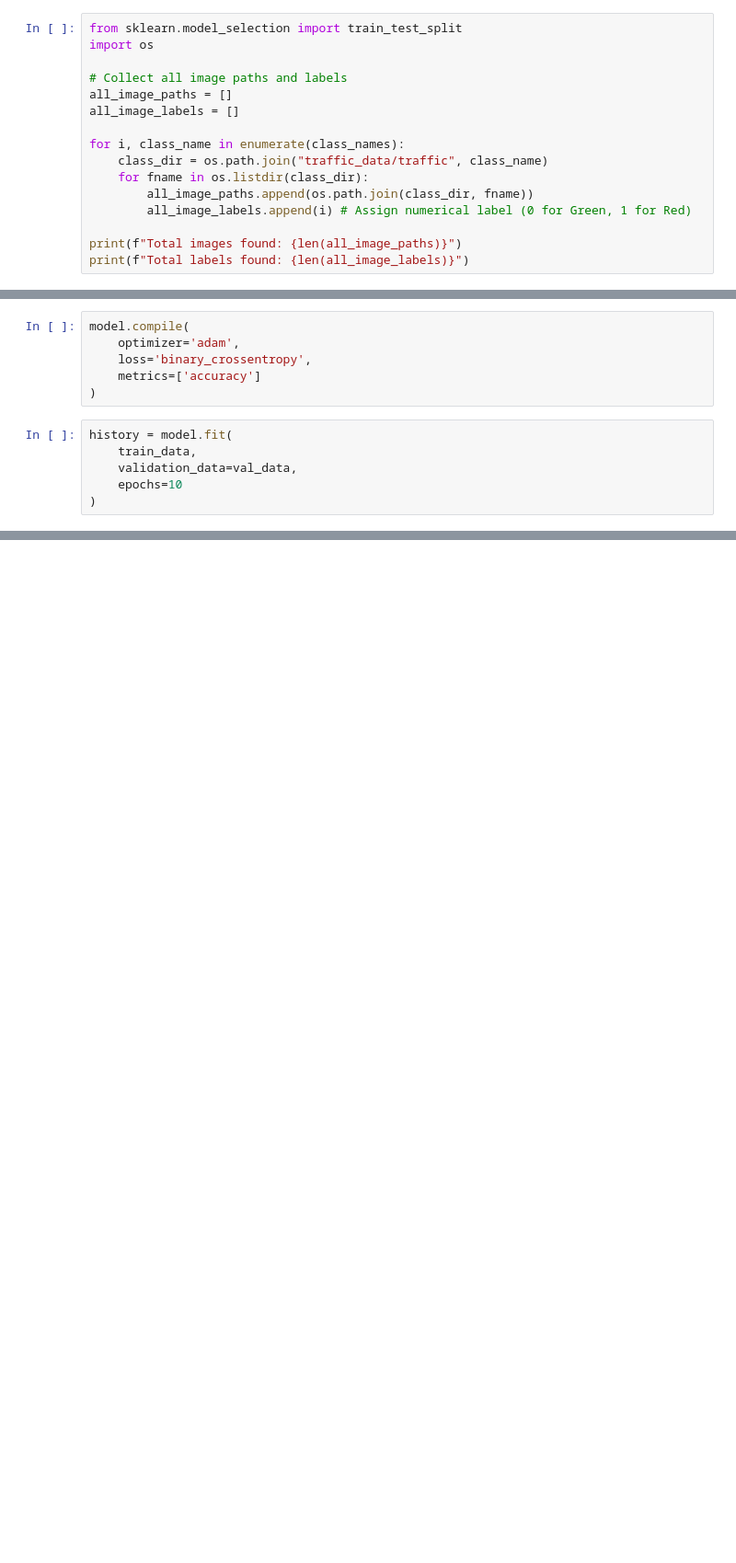
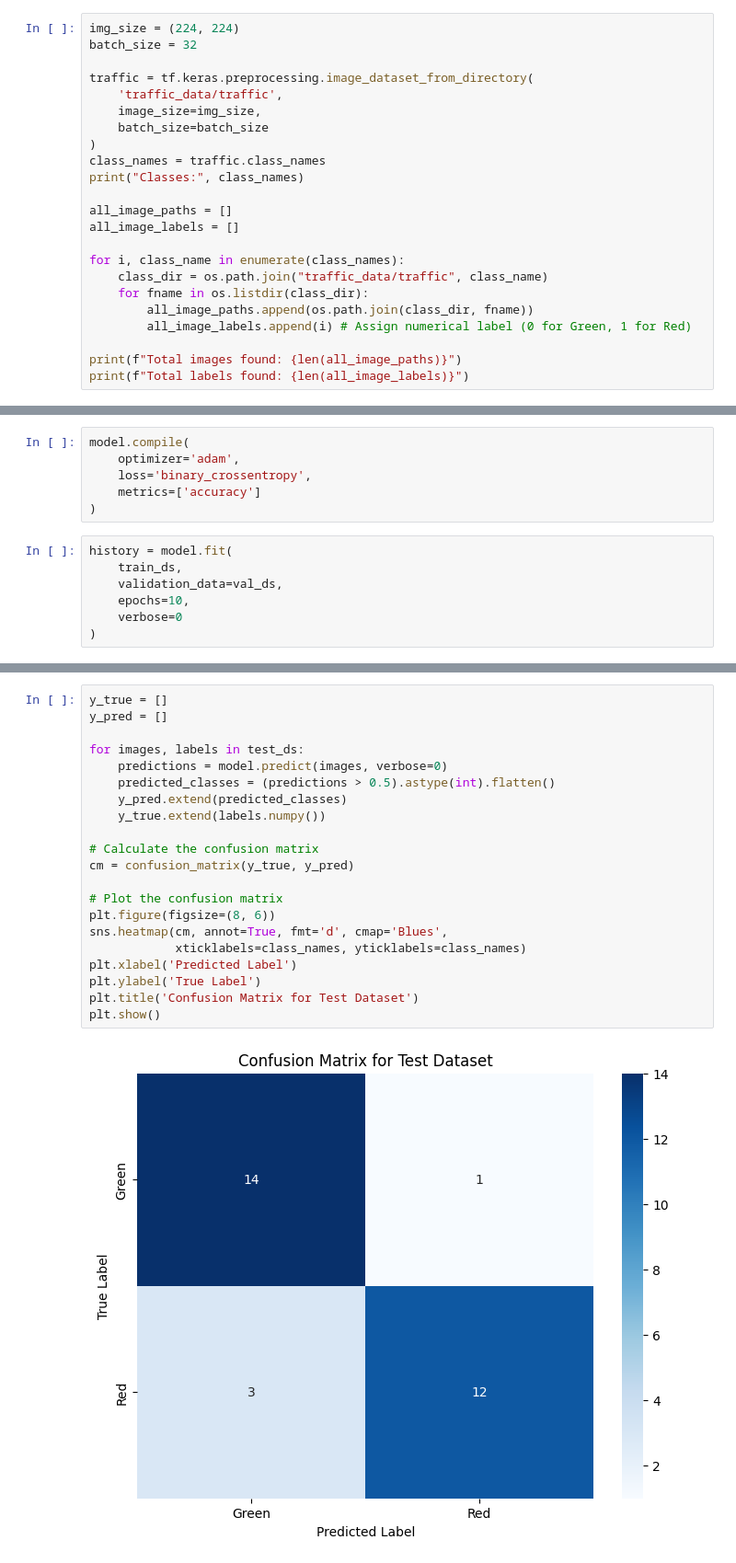
Before and after one commit to ivan-block/Traffic-signs-classification, a Jupyter notebook: traffic.ipynb, the cells around one changed output, grey strips where cells are left out. Shown at 92% size. Cells and saved outputs as stored; diff of their text form; blank space fills up the shorter version.

```diff
--- a/traffic.ipynb
+++ b/traffic.ipynb
@@ -64,8 +32,15 @@ Instead of using `validation_split` in `image_dataset_from_directory`, we can ma
 # %%
-from sklearn.model_selection import train_test_split
-import os
+img_size = (224, 224)
+batch_size = 32
 
-# Collect all image paths and labels
+traffic = tf.keras.preprocessing.image_dataset_from_directory(
+    'traffic_data/traffic',
+    image_size=img_size,
+    batch_size=batch_size
+)
+class_names = traffic.class_names
+print("Classes:", class_names)
+
 all_image_paths = []
 all_image_labels = []
 
@@ -205,7 +156,8 @@ model.compile(
 )
 # %%
 history = model.fit(
-    train_data,
-    validation_data=val_data,
-    epochs=10
+    train_ds,
+    validation_data=val_ds,
+    epochs=10,
+    verbose=0
 )
@@ -297,0 +231,23 @@ plt.show()
+# %%
+y_true = []
+y_pred = []
+
+for images, labels in test_ds:
+    predictions = model.predict(images, verbose=0)
+    predicted_classes = (predictions > 0.5).astype(int).flatten()
+    y_pred.extend(predicted_classes)
+    y_true.extend(labels.numpy())
+
+# Calculate the confusion matrix
+cm = confusion_matrix(y_true, y_pred)
+
+# Plot the confusion matrix
+plt.figure(figsize=(8, 6))
+sns.heatmap(cm, annot=True, fmt='d', cmap='Blues',
+            xticklabels=class_names, yticklabels=class_names)
+plt.xlabel('Predicted Label')
+plt.ylabel('True Label')
+plt.title('Confusion Matrix for Test Dataset')
+plt.show()
+# %% [output]
+[figure, added]
```
Also changed, not shown: parts of 18 cells of this notebook.
